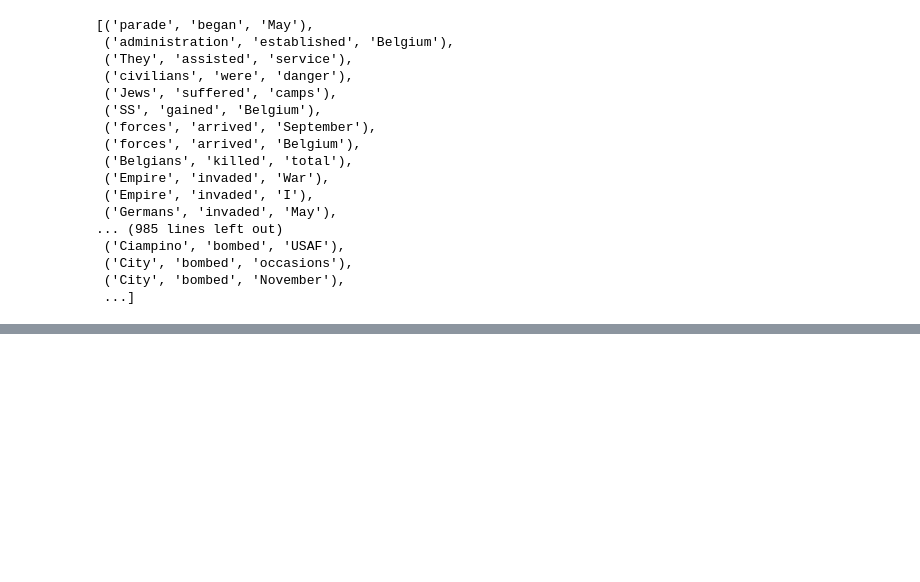
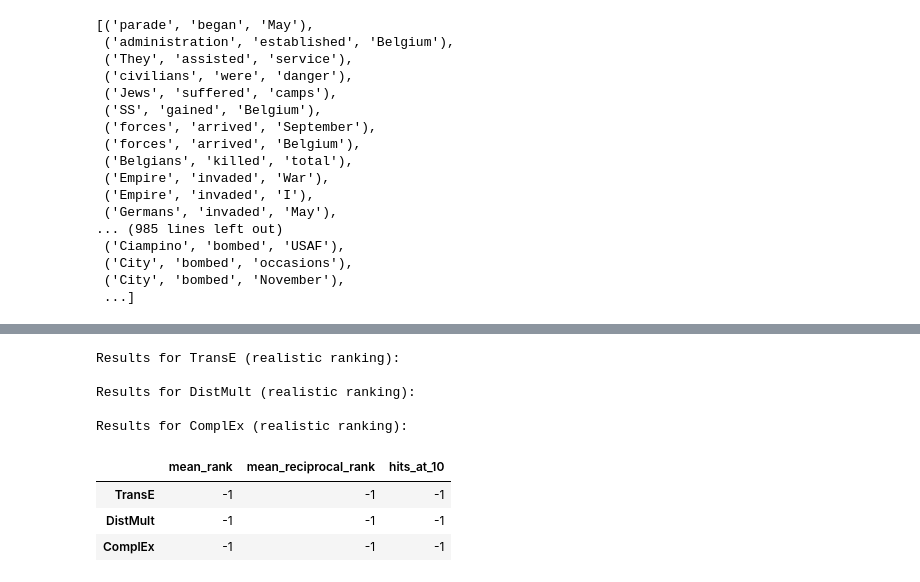
Before and after one commit to alaricourge/web_data, a Jupyter notebook: td3.ipynb, the cells around one changed output, grey strips where cells are left out. Cells and saved outputs as stored; diff of their text form; code cells hidden in the pictures; blank space fills up the shorter version.

```diff
--- a/td3.ipynb
+++ b/td3.ipynb
@@ -884,18 +884,24 @@ import matplotlib.pyplot as plt
 import pandas as pd
 
 # 🔹 Step 2: Convert to PyKEEN triples
-triples_array = np.array(article_relations, dtype=str)
+triples_array = np.array(triples, dtype=str)
 tf = TriplesFactory.from_labeled_triples(triples_array)
 
-# training, validation, testing = tf.split([0.8, 0.1, 0.1])
+# 🔹 Step 3: Split into train/valid/test
+training, validation, testing = tf.split([0.8, 0.1, 0.1])
 
+
+# 🔹 Step 4: Train multiple models
 model_results = {}
 models = ['TransE', 'DistMult', 'ComplEx']
 
 for model_name in models:
+    print(f"Training {model_name}...")
     results = pipeline(
-    training=tf,
-    model='TransE',
+    training=training,
+    validation=validation,
+    testing=testing,
+    model=model_name,
     model_kwargs=dict(embedding_dim=50),
     epochs=100,
     training_kwargs=dict(batch_size=32),
@@ -906,0 +927,42 @@ ValueError: Must specify either dataset or both training/testing triples factori
+# %%
+# Evaluation metrics
+def evaluate_model(results, model_name):
+    metrics = results.metric_results.to_dict()
+    real = metrics.get('realistic', {})
+
+    print(f"\nResults for {model_name} (realistic ranking):")
+    for k in ['mean_rank', 'mean_reciprocal_rank', 'hits_at_1', 'hits_at_3', 'hits_at_10']:
+        if k in real:
+            print(f"{k}: {real[k]:.4f}")
+
+
+
+# Display all models' metrics
+for name, result in model_results.items():
+    evaluate_model(result, name)
+
+# Comparison table
+def create_comparison_table(model_results):
+    metrics_to_extract = ['mean_rank', 'mean_reciprocal_rank', 'hits_at_10']
+    comparison = {}
+
+    for name, result in model_results.items():
+        real = result.metric_results.to_dict().get('realistic', {})
+        comparison[name] = {
+            metric: round(real.get(metric, -1), 4) for metric in metrics_to_extract
+        }
+
+    return pd.DataFrame(comparison).T
+
+
+create_comparison_table(model_results)
+# %% [output]
+Results for TransE (realistic ranking):
+
+Results for DistMult (realistic ranking):
+
+Results for ComplEx (realistic ranking):
+|  | mean_rank | mean_reciprocal_rank | hits_at_10 |
+| TransE | -1 | -1 | -1 |
+| DistMult | -1 | -1 | -1 |
+| ComplEx | -1 | -1 | -1 |
```
Also changed, not shown: parts of 1 cell of this notebook.
